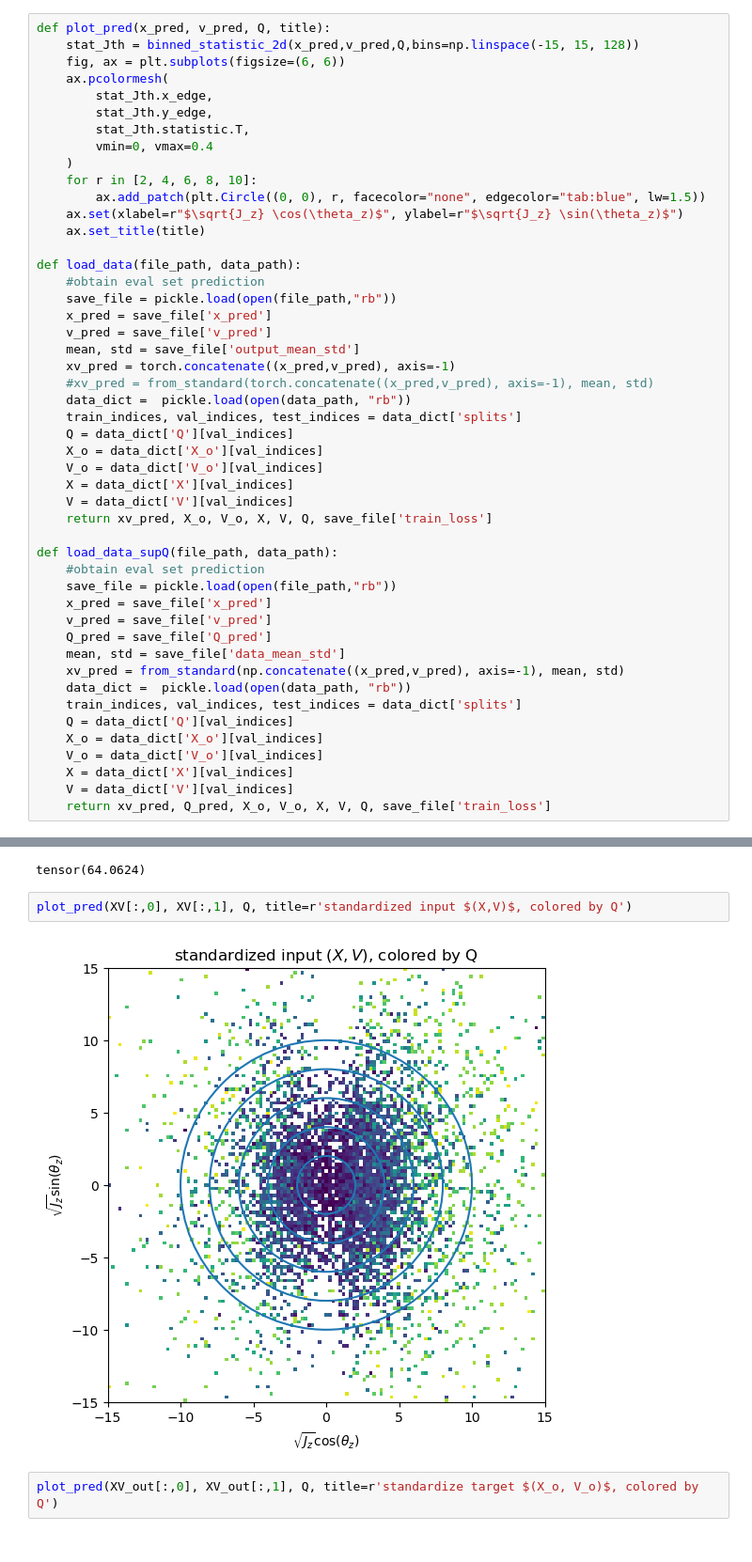
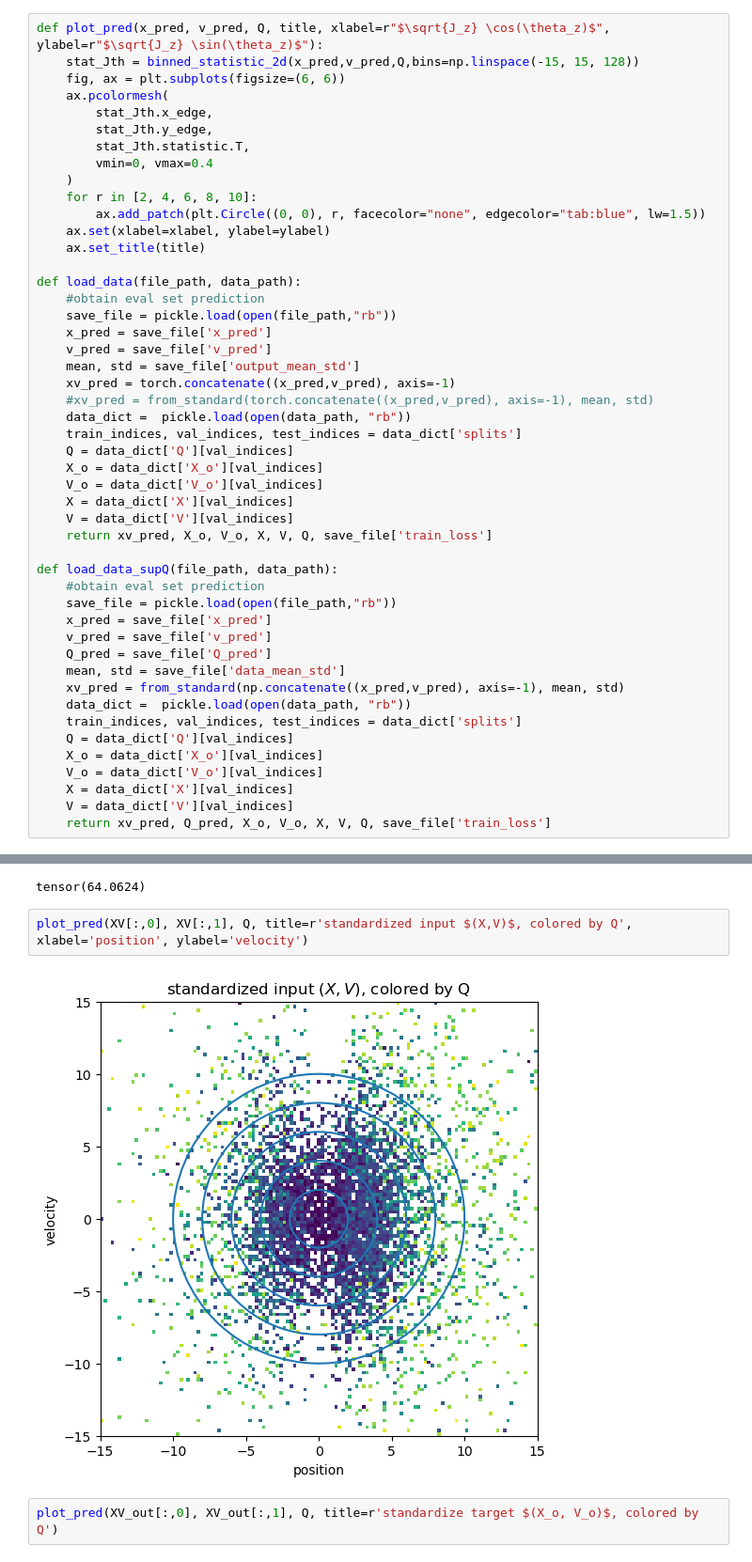
Before and after one commit to nhuang37/symplectic_map, a Jupyter notebook: plot_result.ipynb, the cells around one changed output, grey strips where cells are left out. Shown at 94% size. Cells and saved outputs as stored; diff of their text form.

```diff
--- a/plot_result.ipynb
+++ b/plot_result.ipynb
@@ -41,7 +41,7 @@ plt.show()
     - Target $x_o, v_o, Q$
     - Loss $\ell([\hat{x}_o; \hat{v}_o], [x_o, v_o]) + \beta \ell(\widehat{Q}, Q)$
 # %%
-def plot_pred(x_pred, v_pred, Q, title):
+def plot_pred(x_pred, v_pred, Q, title, xlabel=r"$\sqrt{J_z} \cos(\theta_z)$", ylabel=r"$\sqrt{J_z} \sin(\theta_z)$"):
     stat_Jth = binned_statistic_2d(x_pred,v_pred,Q,bins=np.linspace(-15, 15, 128))
     fig, ax = plt.subplots(figsize=(6, 6))
     ax.pcolormesh(
@@ -52,7 +52,7 @@ def plot_pred(x_pred, v_pred, Q, title):
     )
     for r in [2, 4, 6, 8, 10]:
         ax.add_patch(plt.Circle((0, 0), r, facecolor="none", edgecolor="tab:blue", lw=1.5))
-    ax.set(xlabel=r"$\sqrt{J_z} \cos(\theta_z)$", ylabel=r"$\sqrt{J_z} \sin(\theta_z)$")
+    ax.set(xlabel=xlabel, ylabel=ylabel)
     ax.set_title(title)
 
 def load_data(file_path, data_path):
@@ -107,9 +107,9 @@ F.mse_loss(XV, XV_out) ##baseline=identity map without any training
 # %% [output]
 tensor(64.0624)
 # %%
-plot_pred(XV[:,0], XV[:,1], Q, title=r'standardized input $(X,V)$, colored by Q')
+plot_pred(XV[:,0], XV[:,1], Q, title=r'standardized input $(X,V)$, colored by Q', xlabel='position', ylabel='velocity')
 # %% [output]
-[figure, old version]
+[figure, new version]
 # %%
 plot_pred(XV_out[:,0], XV_out[:,1], Q, title=r'standardize target $(X_o, V_o)$, colored by Q')
 # %% [output]
```
